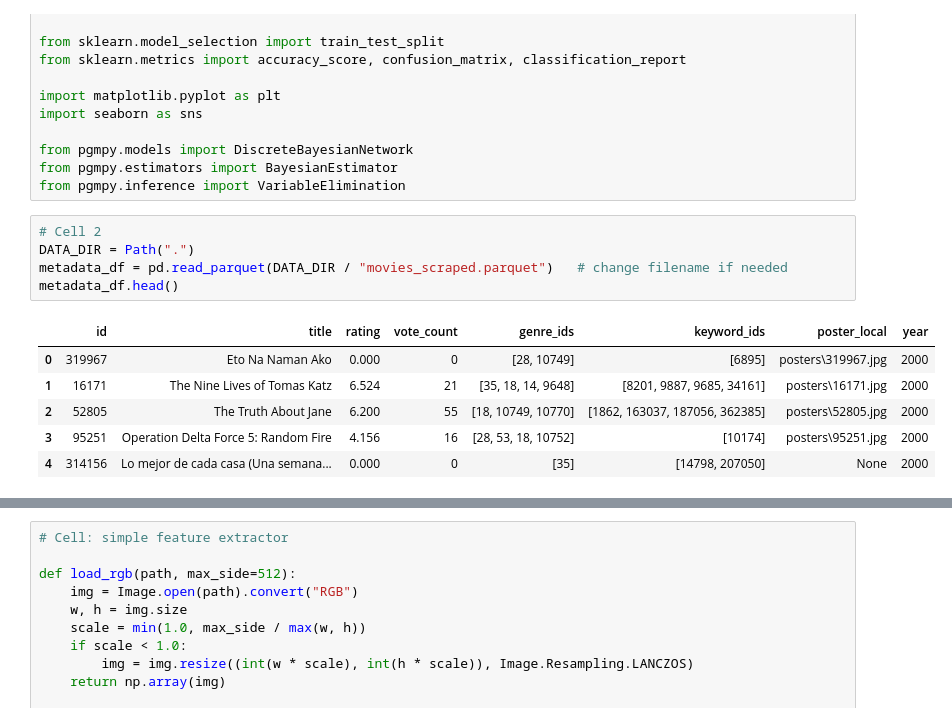
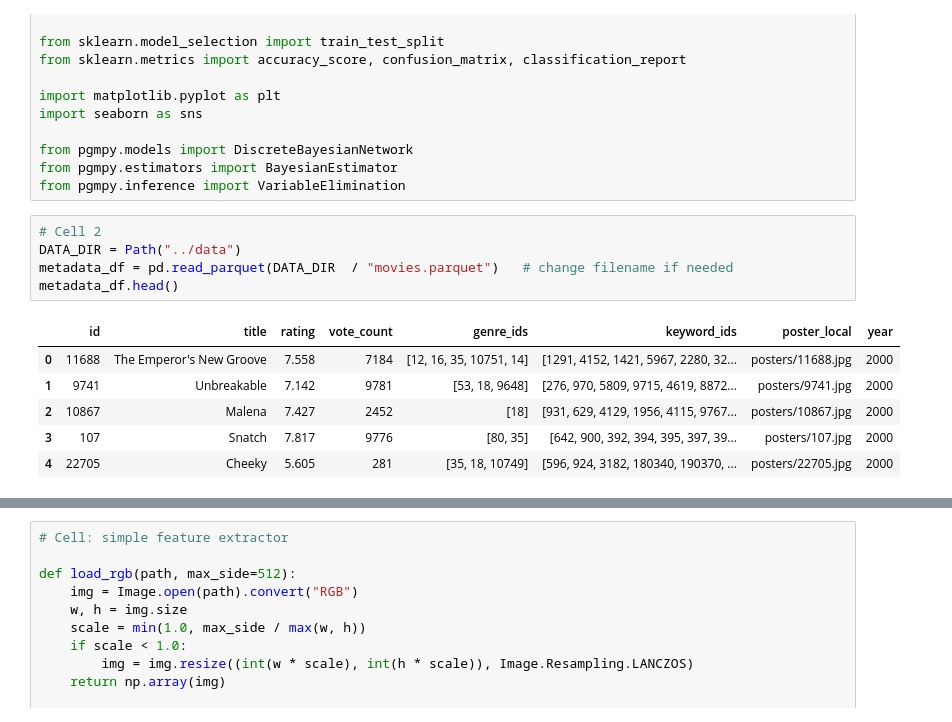
Before and after one commit to eicchen/Movie-Poster-Rater, a Jupyter notebook: notebooks/SecondBayesianTrainer.ipynb, the cells around one changed output, grey strips where cells are left out. Saved outputs shown, nothing was run; the diff lists cells and outputs as text.

```diff
--- a/SecondBayesianTrainer.ipynb
+++ b/notebooks/SecondBayesianTrainer.ipynb
@@ -20,16 +20,16 @@ from pgmpy.estimators import BayesianEstimator
 from pgmpy.inference import VariableElimination
 # %%
 # Cell 2
-DATA_DIR = Path(".")
-metadata_df = pd.read_parquet(DATA_DIR / "movies_scraped.parquet")   # change filename if needed
+DATA_DIR = Path("../data")
+metadata_df = pd.read_parquet(DATA_DIR  / "movies.parquet")   # change filename if needed
 metadata_df.head()
 # %% [output]
 |  | id | title | rating | vote_count | genre_ids | keyword_ids | poster_local | year |
-| 0 | 319967 | Eto Na Naman Ako | 0.000 | 0 | [28, 10749] | [6895] | posters\319967.jpg | 2000 |
-| 1 | 16171 | The Nine Lives of Tomas Katz | 6.524 | 21 | [35, 18, 14, 9648] | [8201, 9887, 9685, 34161] | posters\16171.jpg | 2000 |
-| 2 | 52805 | The Truth About Jane | 6.200 | 55 | [18, 10749, 10770] | [1862, 163037, 187056, 362385] | posters\52805.jpg | 2000 |
-| 3 | 95251 | Operation Delta Force 5: Random Fire | 4.156 | 16 | [28, 53, 18, 10752] | [10174] | posters\95251.jpg | 2000 |
-| 4 | 314156 | Lo mejor de cada casa (Una semana... | 0.000 | 0 | [35] | [14798, 207050] | None | 2000 |
+| 0 | 11688 | The Emperor's New Groove | 7.558 | 7184 | [12, 16, 35, 10751, 14] | [1291, 4152, 1421, 5967, 2280, 32... | posters/11688.jpg | 2000 |
+| 1 | 9741 | Unbreakable | 7.142 | 9781 | [53, 18, 9648] | [276, 970, 5809, 9715, 4619, 8872... | posters/9741.jpg | 2000 |
+| 2 | 10867 | Malena | 7.427 | 2452 | [18] | [931, 629, 4129, 1956, 4115, 9767... | posters/10867.jpg | 2000 |
+| 3 | 107 | Snatch | 7.817 | 9776 | [80, 35] | [642, 900, 392, 394, 395, 397, 39... | posters/107.jpg | 2000 |
+| 4 | 22705 | Cheeky | 5.605 | 281 | [35, 18, 10749] | [596, 924, 3182, 180340, 190370, ... | posters/22705.jpg | 2000 |
 # %%
 # Metadata prep / restricted genre extraction
 
```
Also changed, not shown: parts of 6 cells of this notebook, 5 other files.
